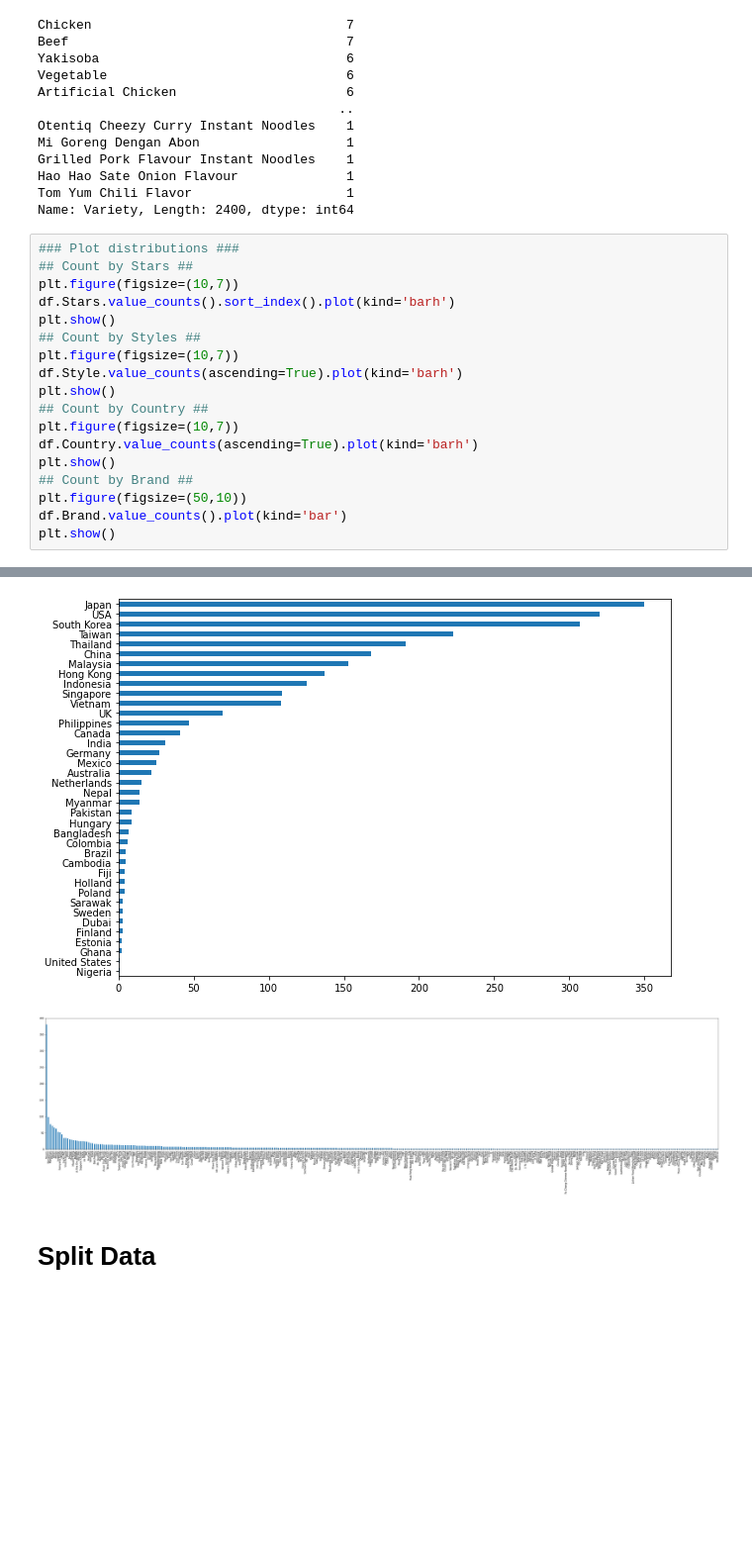
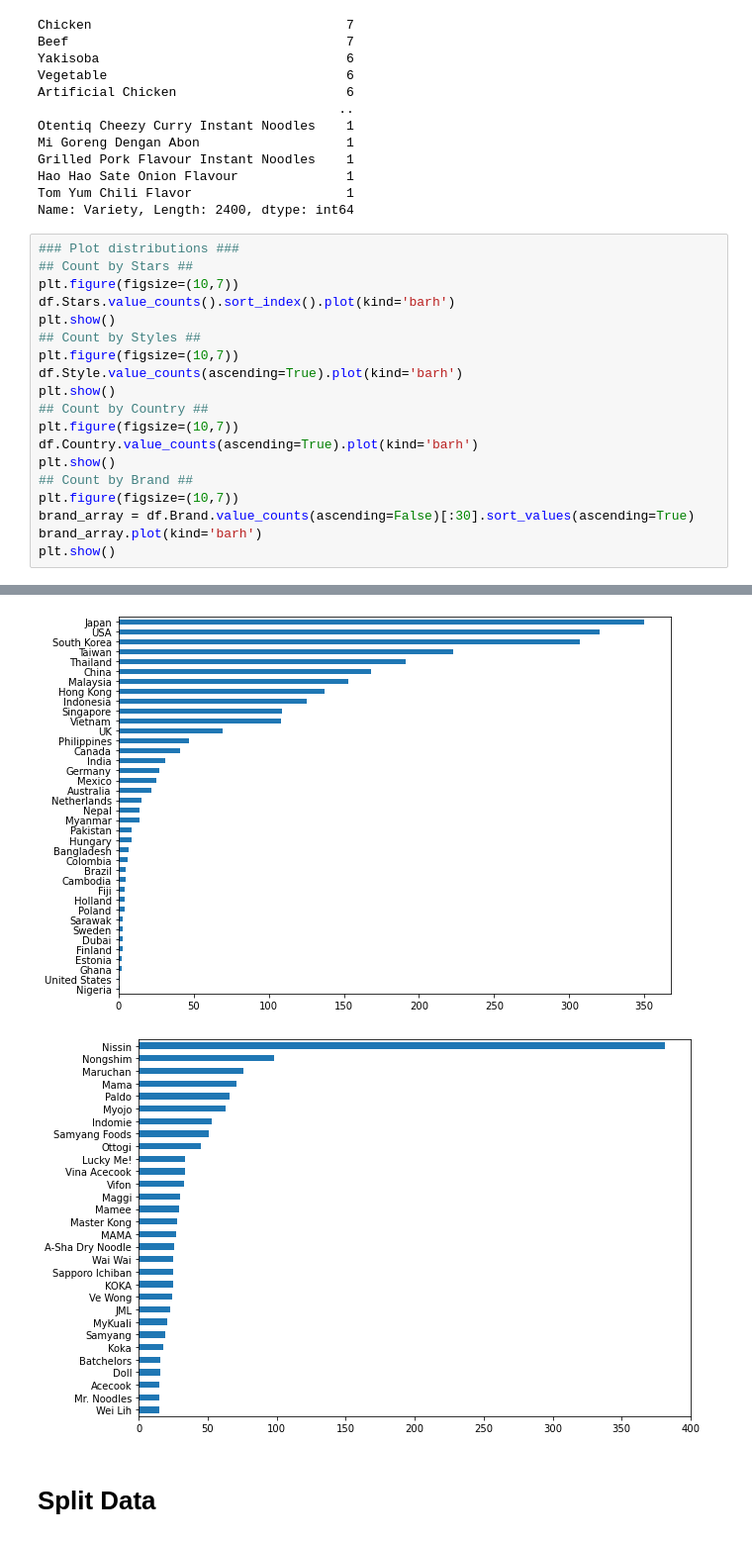
Before and after one commit to JacobPaxton/ramen-classification, a Jupyter notebook: draft_workspace.ipynb, the cells around one changed output, grey strips where cells are left out. Shown at 99% size. Cells and saved outputs as stored; diff of their text form; blank space fills up the shorter version.

```diff
--- a/draft_workspace.ipynb
+++ b/draft_workspace.ipynb
@@ -188,26 +188,27 @@ Name: Variety, Length: 2400, dtype: int64
 # %%
 ### Plot distributions ###
 ## Count by Stars ##
 plt.figure(figsize=(10,7))
 df.Stars.value_counts().sort_index().plot(kind='barh')
 plt.show()
 ## Count by Styles ##
 plt.figure(figsize=(10,7))
 df.Style.value_counts(ascending=True).plot(kind='barh')
 plt.show()
 ## Count by Country ##
 plt.figure(figsize=(10,7))
 df.Country.value_counts(ascending=True).plot(kind='barh')
 plt.show()
 ## Count by Brand ##
-plt.figure(figsize=(50,10))
-df.Brand.value_counts().plot(kind='bar')
+plt.figure(figsize=(10,7))
+brand_array = df.Brand.value_counts(ascending=False)[:30].sort_values(ascending=True)
+brand_array.plot(kind='barh')
 plt.show()
 # %% [output]
 [figure]
 [figure]
 [figure]
-[figure, old version]
+[figure, new version]
 # %% [markdown]
 # Split Data
 # %%
```
Also changed, not shown: parts of 26 cells of this notebook.
